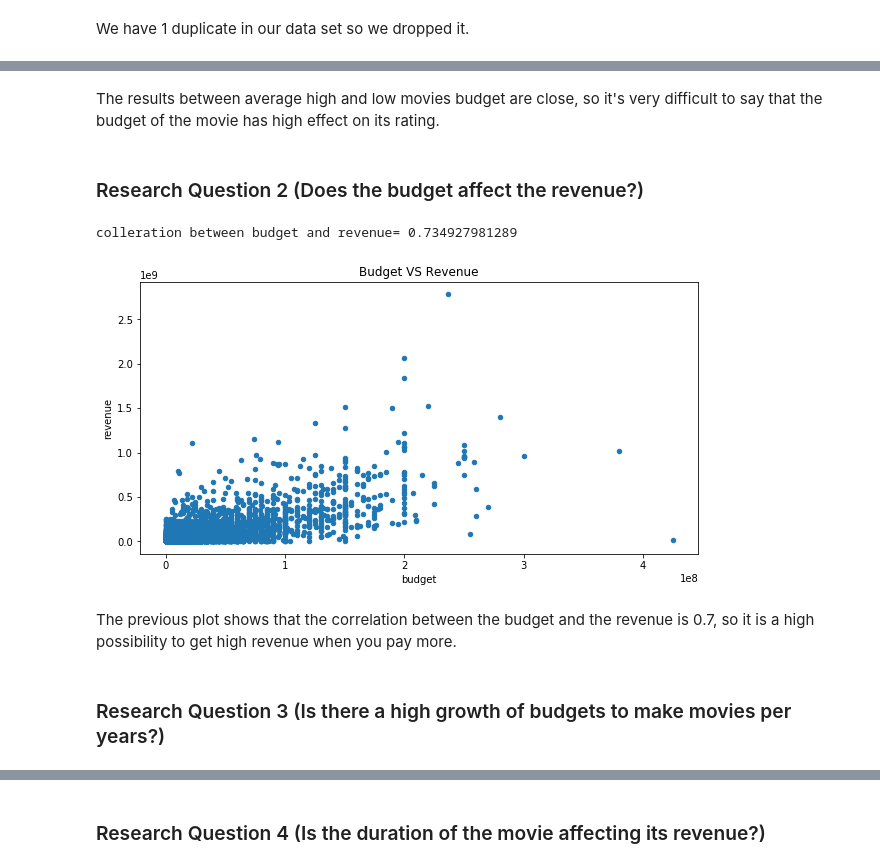
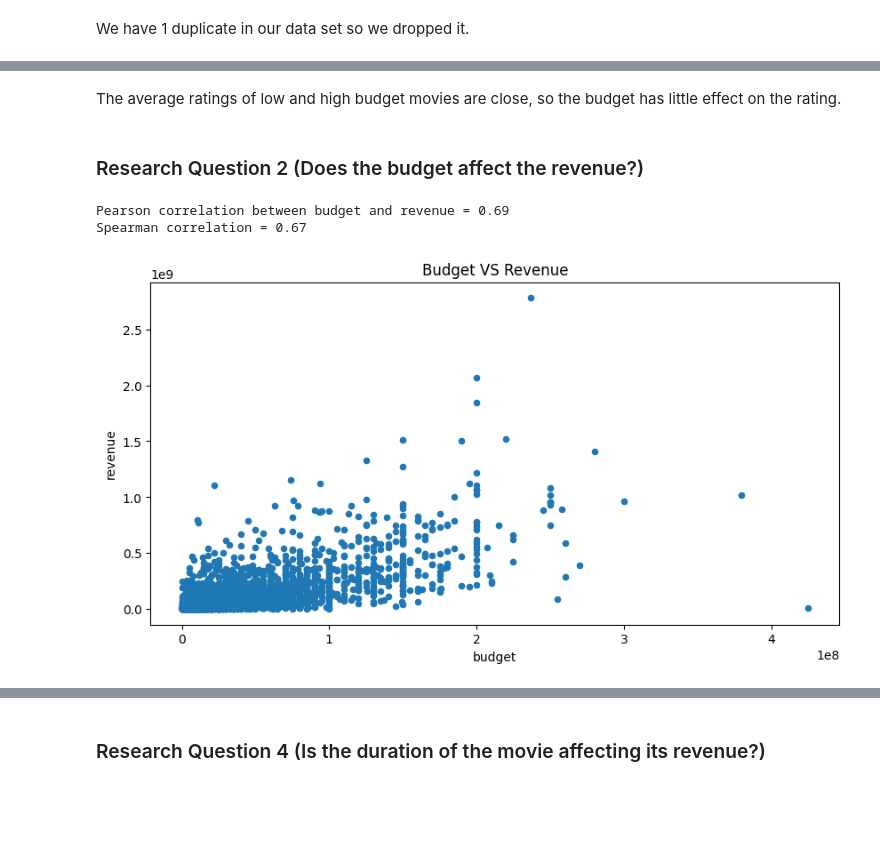
Before and after one commit to Mohamed-Elhefnawy/Investigate-TMDB-Movies-Dataset, a Jupyter notebook: Investigate_a_Dataset.ipynb, the cells around one changed output, grey strips where cells are left out. Saved outputs shown, nothing was run; the diff lists cells and outputs as text; code cells hidden in the pictures; blank space fills up the shorter version.

```diff
--- a/Investigate_a_Dataset.ipynb
+++ b/Investigate_a_Dataset.ipynb
@@ -202,0 +204,5 @@ After droping the unnecessary columns, we found some columns that have NULL valu
+# %%
+print('budget = 0:', (df['budget'] == 0).sum(), 'of', len(df))
+print('revenue = 0:', (df['revenue'] == 0).sum(), 'of', len(df))
+known = df[(df['budget'] > 0) & (df['revenue'] > 0)]
+print('movies with both budget and revenue recorded:', len(known))
@@ -242,16 +251,14 @@ plot('Budget VS Average Rating','budget','average rating')
 # %% [markdown]
-The results between average high and low movies budget are close, so it's very difficult to say that the budget of the movie has high effect on its rating.
+The average ratings of low and high budget movies are close, so the budget has little effect on the rating.
 # %% [markdown]
 ### Research Question 2  (Does the budget affect the revenue?)
 # %%
-#creating scatter plot to help us know the effectiveness of the budget on the revenue
-df.plot(x='budget',y='revenue',kind='scatter',figsize=(10,5))
+#scatter plot of budget against revenue (movies with both recorded)
+known.plot(x='budget', y='revenue', kind='scatter', figsize=(10,5))
 plot('Budget VS Revenue','budget','revenue')
-print('colleration between budget and revenue=',df.corr().loc['revenue','budget'])
+print('Pearson correlation between budget and revenue =', round(known['budget'].corr(known['revenue']), 2))
+print('Spearman correlation =', round(known['budget'].corr(known['revenue'], method='spearman'), 2))
 # %% [output]
-colleration between budget and revenue= 0.734927981289
+Pearson correlation between budget and revenue = 0.69
+Spearman correlation = 0.67
-[figure, old version]
+[figure, new version]
-# %% [markdown]
-The previous plot shows that the correlation between the budget and the revenue is 0.7, so it is a high possibility to get high revenue when you pay more.
-# %% [markdown]
-### Research Question 3  (Is there a high growth of budgets to make movies per years?)
```
Also changed, not shown: parts of 34 cells of this notebook.
